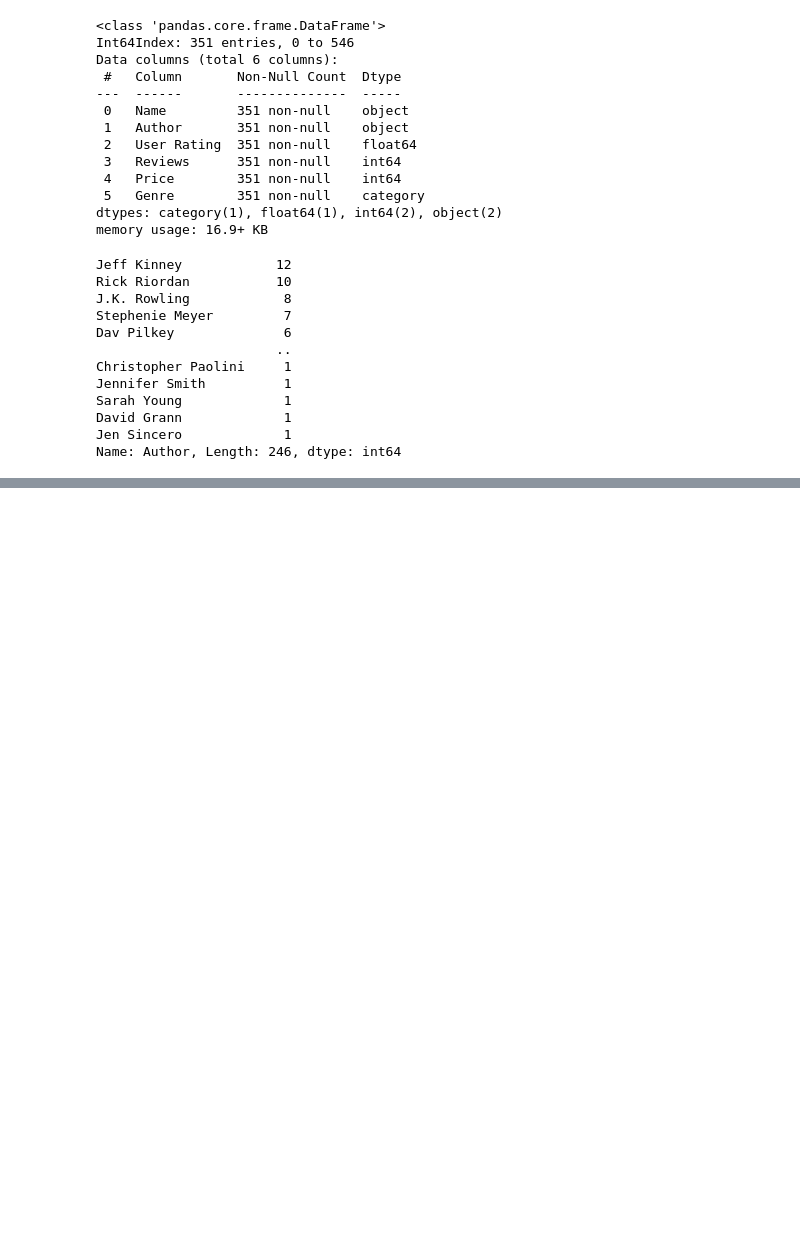
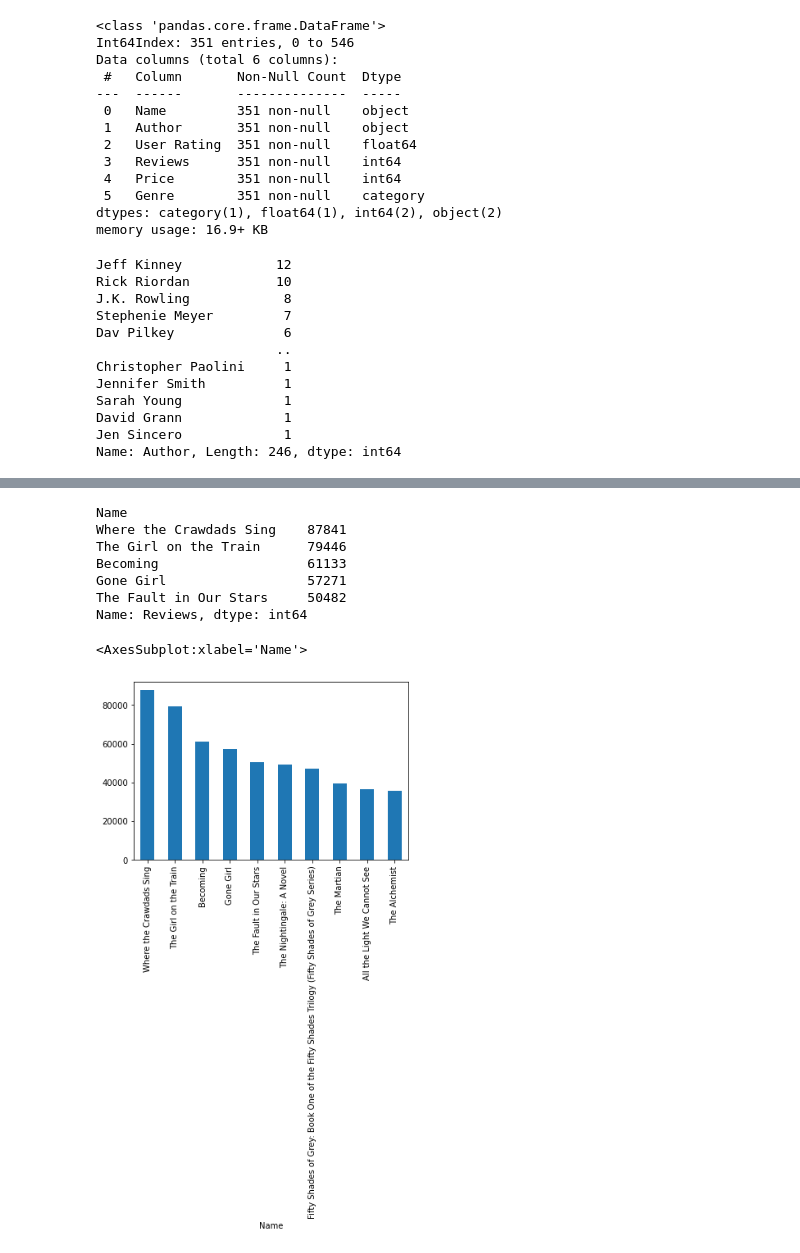
Before and after one commit to BrittaEnte/kaggle_projects, a Jupyter notebook: amazon bestseller/amazonbooks.ipynb, the cells around one changed output, grey strips where cells are left out. Saved outputs shown, nothing was run; the diff lists cells and outputs as text; code cells hidden in the pictures; blank space fills up the shorter version.

```diff
--- a/amazon bestseller/amazonbooks.ipynb
+++ b/amazon bestseller/amazonbooks.ipynb
@@ -219,0 +256,15 @@ Name: Author, Length: 246, dtype: int64
+# %%
+# which 5 books got the most reviews?
+best_reviews =df.groupby('Name')['Reviews'].sum().sort_values(ascending  = False)
+print(best_reviews.head(5))
+best_reviews.head(10).plot(kind ='bar')
+# %% [output]
+Name
+Where the Crawdads Sing    87841
+The Girl on the Train      79446
+Becoming                   61133
+Gone Girl                  57271
+The Fault in Our Stars     50482
+Name: Reviews, dtype: int64
+<AxesSubplot:xlabel='Name'>
+[figure, added]
```
Also changed, not shown: parts of 3 cells of this notebook.
